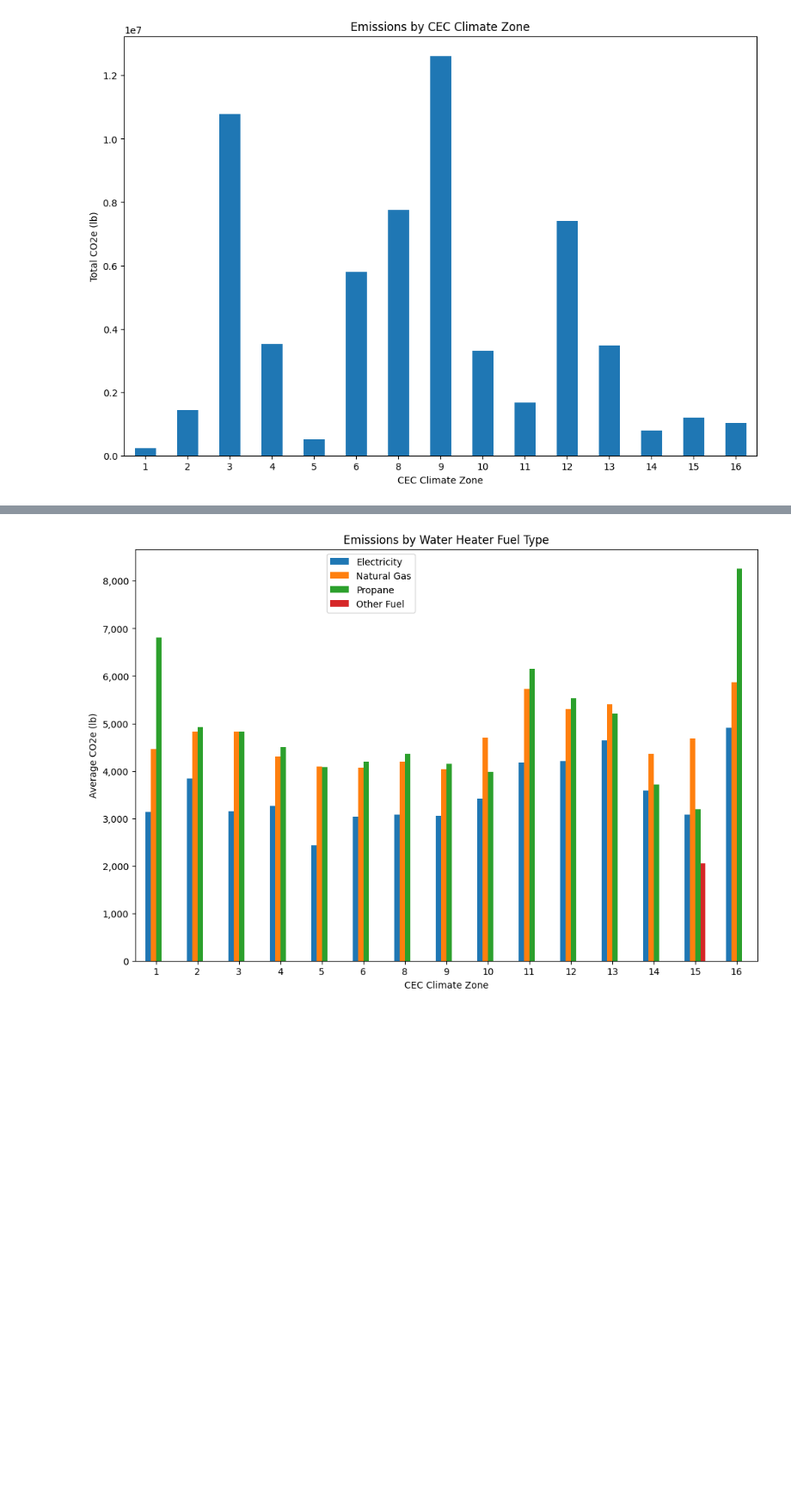
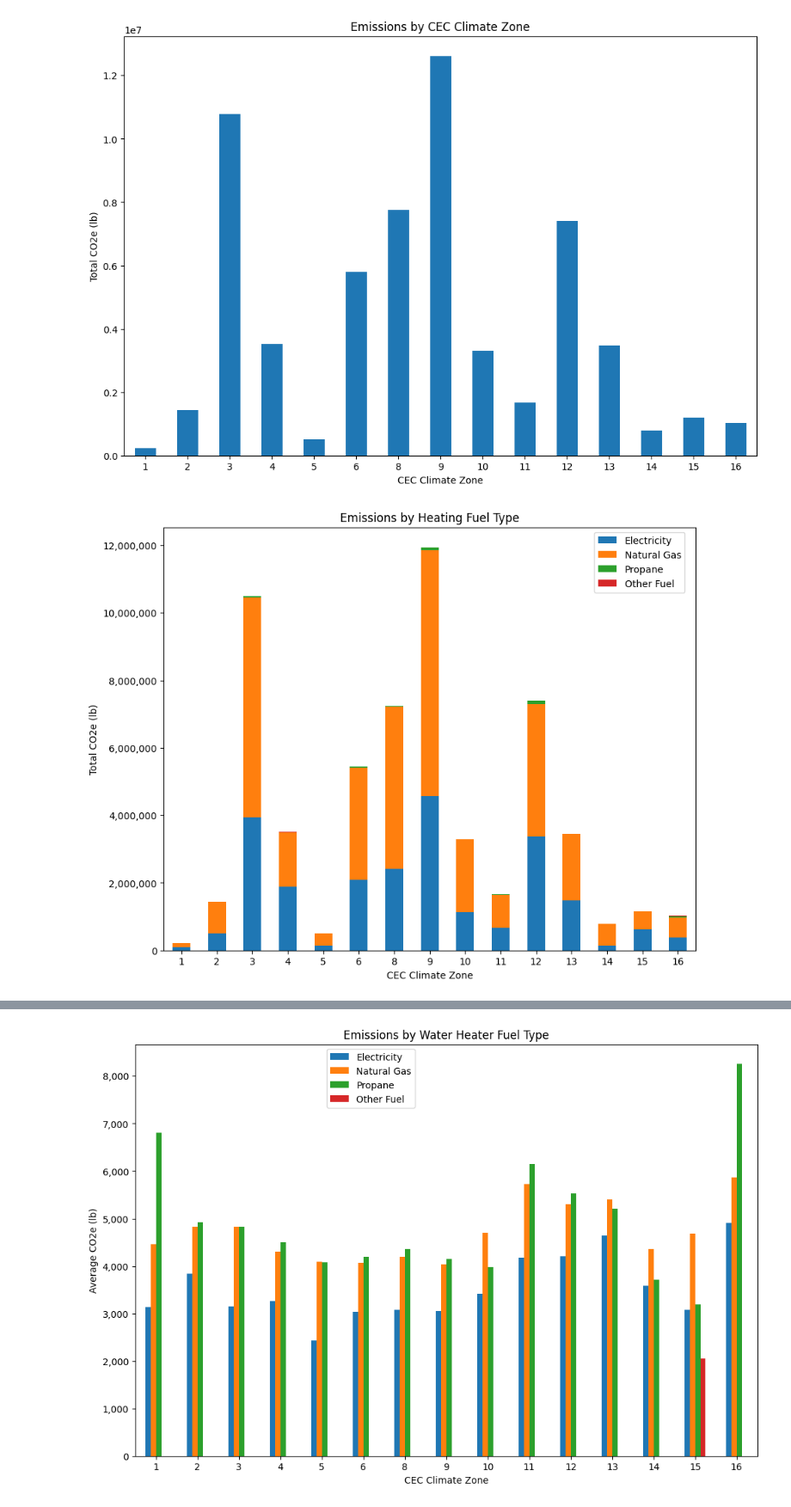
Before and after one commit to NREL/buildstock-query, a Jupyter notebook: example_usage/gashpwh_emissions.ipynb, the cells around one changed output, grey strips where cells are left out. Shown at 86% size. Saved outputs shown, nothing was run; the diff lists cells and outputs as text; code cells hidden in the pictures; blank space fills up the shorter version.

```diff
--- a/example_usage/gashpwh_emissions.ipynb
+++ b/example_usage/gashpwh_emissions.ipynb
@@ -74,7 +79,16 @@ regex_patterns = ['report_simulation_output.emissions',
 'build_existing_model.water_heater_fuel',
 'build_existing_model.water_heater_in_unit',
 'report_simulation_output.fuel_use',
-'report_simulation_output.load_hot_water_tank_losses_m_btu'
+'report_simulation_output.load_hot_water_tank_losses_m_btu',
+'report_simulation_output.emissions_co_2_e_lrmer_mid_case_15_wood_pellets_total_lb',
+'report_simulation_output.fuel_use_electricity_total_m_btu',
+'report_simulation_output.fuel_use_fuel_oil_total_m_btu',
+'report_simulation_output.fuel_use_natural_gas_total_m_btu',
+'report_simulation_output.fuel_use_natural_gas_total_m_btu',
+'report_simulation_output.fuel_use_propane_total_m_btu',
+'report_simulation_output.fuel_use_wood_cord_total_m_btu',
+'report_simulation_output.fuel_use_wood_pellets_total_m_btu'
+
 ]
 
 filtered_dfs = [res_df.filter(regex=pattern) for pattern in regex_patterns]
@@ -163,3 +177,38 @@ plt.xticks(xtick_positions, xtick_labels, rotation=0)
 plt.show()
 # %% [output]
 [figure]
+# %%
+import matplotlib.pyplot as plt
+import matplotlib.ticker as ticker
+
+# Set the inline backend and desired figure size
+%matplotlib inline
+plt.rcParams['figure.figsize'] = (10, 8)  # Adjust figsize as needed
+
+# Filter out rows with the specified column value
+df_filtered = df[df['build_existing_model.heating_fuel'] != 'None']
+
+# Convert the column to numeric (integer)
+grouped_by_cec = df_filtered.groupby(['build_existing_model.cec_climate_zone', 'build_existing_model.heating_fuel'])['report_simulation_output.emissions_co_2_e_lrmer_mid_case_15_total_lb'].sum().unstack()
+
+# Reorder the columns to change the order of legend labels
+desired_column_order = ['Electricity', 'Natural Gas', 'Propane', 'Other Fuel']
+grouped_by_cec = grouped_by_cec[desired_column_order]
+
+
+ax = grouped_by_cec.plot(kind='bar', stacked=True)
+plt.xlabel('CEC Climate Zone')
+plt.ylabel('Total CO2e (lb)')
+plt.title('Emissions by Heating Fuel Type')
+plt.xticks(rotation=0)
+
+# Move the legend to the right by adjusting bbox_to_anchor
+plt.legend(title='', bbox_to_anchor=(0.8, 1), loc='upper left')
+
+# Format y-axis tick labels with commas
+ax.yaxis.set_major_formatter(ticker.FuncFormatter(lambda x, p: format(int(x), ',')))
+
+
+plt.show()
+# %% [output]
+[figure, added]
```
Also changed, not shown: parts of 6 cells of this notebook, 1 other file.
